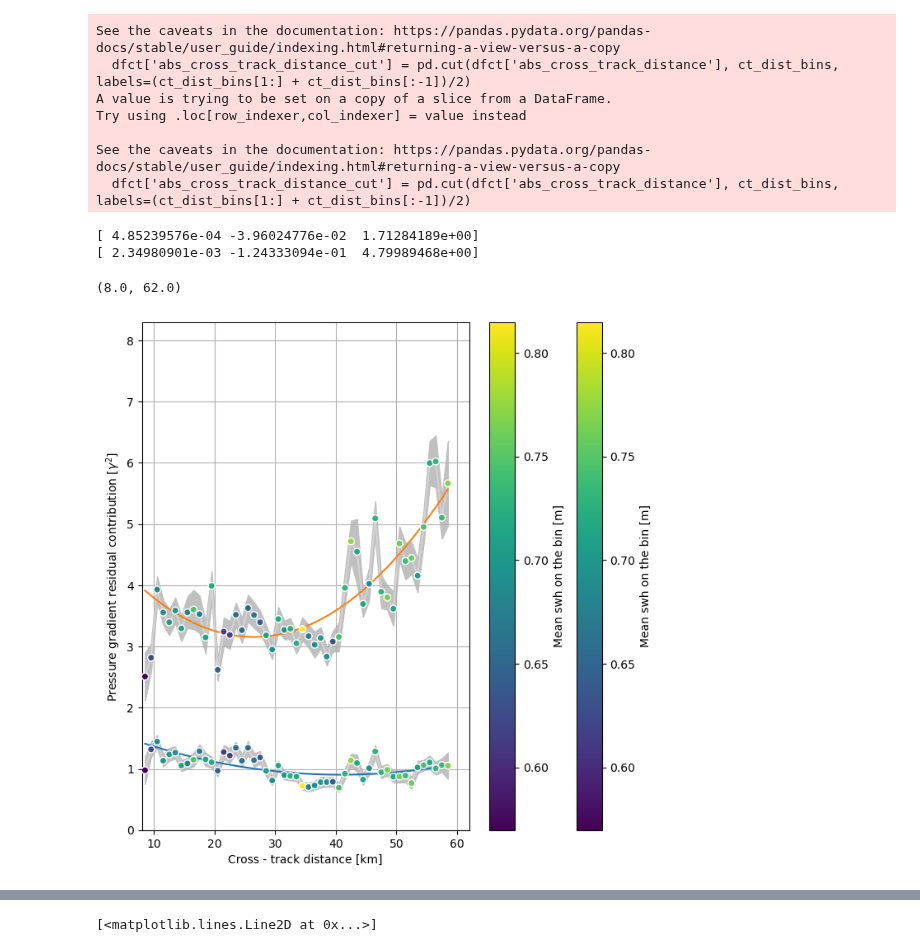
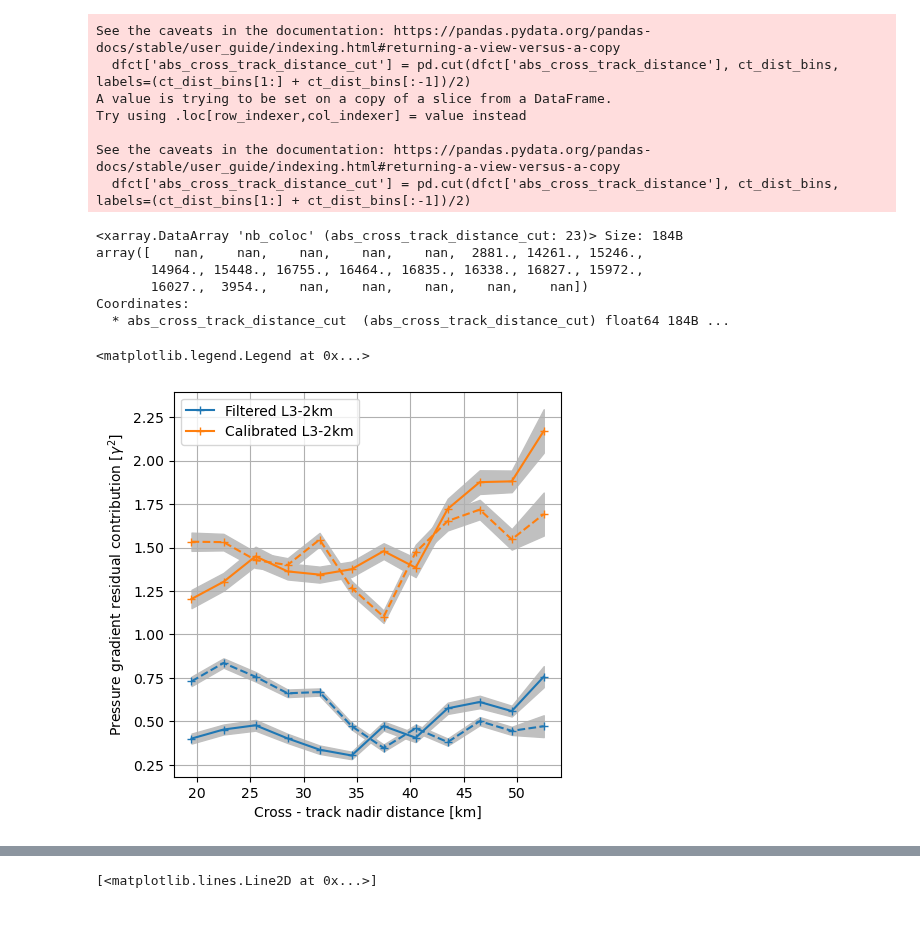
Before and after one commit to margot-demol/med_analysis, a Jupyter notebook: 10_swot_capabilities_diags/23_nadirdistance_duacs.ipynb, the cells around one changed output, grey strips where cells are left out. Drawn from its saved outputs; the diff is of its cells as text; code cells hidden in the pictures; blank space fills up the shorter version.

```diff
--- a/10_swot_capabilities_diags/23_nadirdistance_duacs.ipynb
+++ b/10_swot_capabilities_diags/23_nadirdistance_duacs.ipynb
@@ -54,14 +47,16 @@ colocs_sources = define_coloc_source('12h', drifter_preprocess, drifter_preproce
 _______
 # Compute and project (x = cross, y = alg)
 # %%
+DT=12
+
 # SURFACE
 base_dic = dict(dt='12h',
         drifter_preprocess = drifter_preprocess,
         drifter_preprocess_param=drifter_preprocess_param,
         alti_product_key=alti_product_key,
-        alti_diff_method = 'fromduacsv',
+        alti_diff_method = 'diff_only',
         alti_diff_method_param = '',
-        ggd_var = 'fromduacsv',
+        ggd_var = 'etaf',
         wd_product_key = 'era5',
         wd_model ='rio',
         wd_depth = '0')
@@ -69,7 +64,7 @@ base_dic = dict(dt='12h',
 
 comb_list = [
     base_dic,
-    update_dict(base_dic, dict(alti_diff_method = 'xarray_diff', ggd_var = 'etac'))
+    update_dict(base_dic, dict(alti_diff_method = 'diff_only', ggd_var = 'etac'))
 ]
 
 l = ['duacs','etac']
@@ -83,7 +78,7 @@ ds0['distance_to_coast'] = ('row_number', distance_to_coast.values)
 base_dic = update_dict(base_dic, dict(wd_depth = '15'))
 comb_list = [
     base_dic,
-    update_dict(base_dic, dict(alti_diff_method = 'xarray_diff', ggd_var = 'etac'))
+    update_dict(base_dic, dict(alti_diff_method = 'diff_only', ggd_var = 'etac'))
 ]
 
 ds15 = dataset_coloc_combs(comb_list, nearest =False, remove_id_outliers = True)
@@ -93,7 +88,7 @@ distance_to_coast = ds15.distance_to_coast.isel(id_comb = 0)
 ds15['distance_to_coast'] = ('row_number', distance_to_coast.values)
 
 DS = xr.concat([ds0.where(ds0.depth==0, drop=True), ds15.where(ds15.depth==15, drop=True)], dim='row_number')
-DS = DS.where(DS.time_to_swot/pd.Timedelta('1h')<dt).dropna('row_number')
+DS = DS.where(DS.time_to_swot/pd.Timedelta('1h')<DT).dropna('row_number')
 DS = DS.where((abs(DS.ggde)<1e-4) & (abs(DS.ggdn)<1e-4), drop=True)
 DS = DS.where(DS.distance_to_coast>distance_to_coast_max, drop=True)
 # %% [output]
@@ -148,13 +143,13 @@ dfr = DSr.sel(id_comb= 'duacs').to_dataframe().reset_index().set_index('row_numb
 dfs = pd.read_csv(os.path.join(zarr_dir, 'coloc_files', 'alti',f'alticoloc_{alti_product_key}_general_'+colocs_sources+'.csv')).set_index('row_number')
 dfs['abs_cross_track_distance'] = abs(dfs['cross_track_distance'])
 dfrr = pd.concat([dfs[['swh_model', 'abs_cross_track_distance', 'ssh_karin_uncert']], dfr], axis=1).dropna()
-D['duacs'] = dfrr
+D['Filtered L3-2km'] = dfrr
 
 dfr = DSr.sel(id_comb = 'etac').to_dataframe().reset_index().set_index('row_number')
 dfs = pd.read_csv(os.path.join(zarr_dir, 'coloc_files', 'alti',f'alticoloc_{alti_product_key}_general_'+colocs_sources+'.csv')).set_index('row_number')
 dfs['abs_cross_track_distance'] = abs(dfs['cross_track_distance'])
 dfrr = pd.concat([dfs[['swh_model', 'abs_cross_track_distance', 'ssh_karin_uncert']], dfr], axis=1).dropna()
-D['etac'] = dfrr
+D['Calibrated L3-2km'] = dfrr
 # %% [markdown]
 _________
 # Dependency on the cross_track distance
@@ -164,9 +159,9 @@ compute_error = 'centrallimit'
 for k in D:
     dfrr = D[k]
     dfct = dfrr[dfrr.swh_model<2]
-    ct_dist_bins = np.arange(0, 70000, 1000)
+    ct_dist_bins = np.arange(0, 70000, 3000)
     dfct['abs_cross_track_distance_cut'] = pd.cut(dfct['abs_cross_track_distance'], ct_dist_bins, labels=(ct_dist_bins[1:] + ct_dist_bins[:-1])/2)
-    dsc = compute_mean_square_groupby(dfct, groupby = 'abs_cross_track_distance_cut', dirname = ('x', 'y'), compute_error=compute_error, vars_errors = ['Ex_ggd', 'Ey_ggd']  )
+    dsc = compute_mean_square_groupby(dfct, groupby = 'abs_cross_track_distance_cut', dirname = ('x', 'y'), compute_error=compute_error, vars_errors = ['Ex_ggd']  )
     dsc['meanbin_swh_model'] = dfct.groupby('abs_cross_track_distance_cut', observed=False).swh_model.mean().dropna().to_xarray()
     dsc = dsc.where(dsc.nb_coloc>100)
     dsc['abs_cross_track_distance_cut'] = dsc['abs_cross_track_distance_cut']/1000
@@ -182,36 +177,49 @@ Try using .loc[row_indexer,col_indexer] = value instead
 
 See the caveats in the documentation: https://pandas.pydata.org/pandas-docs/stable/user_guide/indexing.html#returning-a-view-versus-a-copy
   dfct['abs_cross_track_distance_cut'] = pd.cut(dfct['abs_cross_track_distance'], ct_dist_bins, labels=(ct_dist_bins[1:] + ct_dist_bins[:-1])/2)
+# %%
+dsc.nb_coloc
+# %% [output]
+<xarray.DataArray 'nb_coloc' (abs_cross_track_distance_cut: 23)> Size: 184B
+array([   nan,    nan,    nan,    nan,    nan,  2881., 14261., 15246.,
+       14964., 15448., 16755., 16464., 16835., 16338., 16827., 15972.,
+       16027.,  3954.,    nan,    nan,    nan,    nan,    nan])
+Coordinates:
+  * abs_cross_track_distance_cut  (abs_cross_track_distance_cut) float64 184B ...
 # %%
 dsc = dsc.dropna('abs_cross_track_distance_cut')
 
 plt.rcParams["axes.edgecolor"] = "k"
-fig, ax = plt.subplots(1, 1, figsize=(8,8), frameon=False)
+fig, ax = plt.subplots(1, 1, figsize=(5,5), frameon=False)
 
+c = ['tab:blue', 'tab:orange']
+i=0
 for k in DSC :
-    dsc = DSC[k]
-    dsc['E_ggd'] = dsc.Ex_ggd + dsc.Ey_ggd
-    dsc['ser__E_ggd'] = dsc.ser__Ex_ggd + dsc.ser__Ey_ggd
+    dsc = DSC[k].where(DSC[k].nb_coloc>3000, drop=True)
+    #dsc['E_ggd'] = dsc.Ex_ggd + dsc.Ey_ggd
+    #dsc['ser__E_ggd'] = dsc.ser__Ex_ggd + dsc.ser__Ey_ggd
     #dsc.Ex_ggd.plot(ax=ax, marker='+')
     #dsc.Ey_ggd.plot(ax=ax, marker='+')
-    dsc.E_ggd.plot(ax=ax, marker='+', c='lightgrey')
-    plot_error(dsc, 'abs_cross_track_distance_cut', 'E_ggd', ax=ax, suf='ser__')
-    sc = dsc.plot.scatter(x = 'abs_cross_track_distance_cut', y='E_ggd', c=dsc.meanbin_swh_model,zorder=10)
-    plt.colorbar(sc, label ='Mean swh on the bin [m]')
+    #dsc.E_ggd.plot(ax=ax, marker='+', label = k)
+    dsc.Ex_ggd.plot(ax=ax, marker='+', ls='--', c=c[i])# cross track
+    dsc.Ey_ggd.plot(ax=ax, marker='+',c=c[i], label = k)# along-track
+    plot_error(dsc, 'abs_cross_track_distance_cut', 'Ex_ggd', ax=ax, suf='ser__')
+    plot_error(dsc, 'abs_cross_track_distance_cut', 'Ey_ggd', ax=ax, suf='ser__')
+    i+=1
+    #sc = dsc.plot.scatter(x = 'abs_cross_track_distance_cut', y='E_ggd', c=dsc.meanbin_swh_model,zorder=10)
+    #plt.colorbar(sc, label ='Mean swh on the bin [m]')
 
-    c = dsc.abs_cross_track_distance_cut
-    coef = np.polyfit(c, dsc.E_ggd,2,w =dsc.nb_coloc)
-    ax.plot(c, coef[0]*c**2  +coef[1]*c + coef[2])
-    print(coef)
+    #c = dsc.abs_cross_track_distance_cut
+    #coef = np.polyfit(c, dsc.E_ggd,2,w =dsc.nb_coloc)
+    #ax.plot(c, coef[0]*c**2  +coef[1]*c + coef[2])
+    #print(coef)
 
 ax.grid()
 ax.set_ylabel(r'Pressure gradient residual contribution [$\gamma^2$]')
-ax.set_xlabel(r'Cross - track distance [km]')
-
-ax.set_ylim(0, 8.3)
-ax.set_xlim(8,62)
+ax.set_xlabel(r'Cross - track nadir distance [km]')
+ax.legend()
+#ax.set_ylim(0, 8.3)
+#ax.set_xlim(8,62)
 # %% [output]
-[ 4.85239576e-04 -3.96024776e-02  1.71284189e+00]
-[ 2.34980901e-03 -1.24333094e-01  4.79989468e+00]
+<matplotlib.legend.Legend at 0x...>
-(8.0, 62.0)
-[figure, old version]
+[figure, new version]
```
Also changed, not shown: parts of 4 cells of this notebook, 9 other files.
